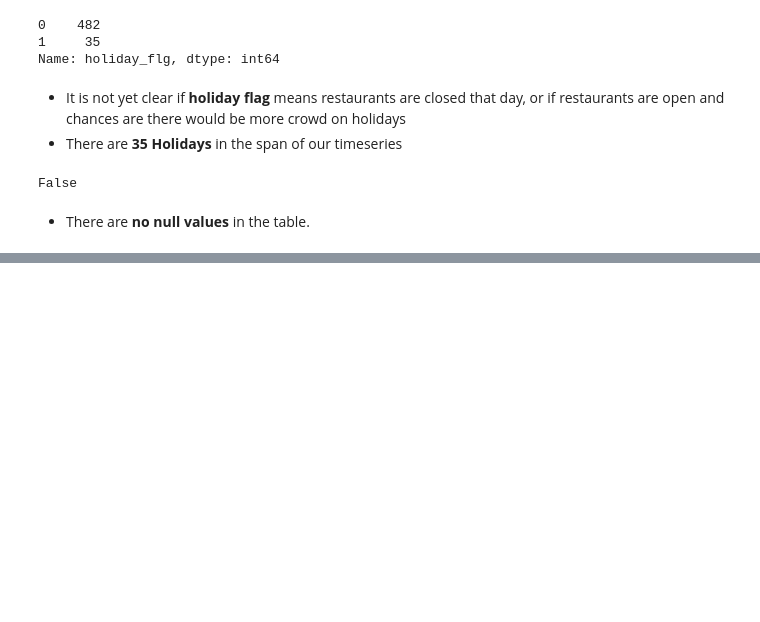
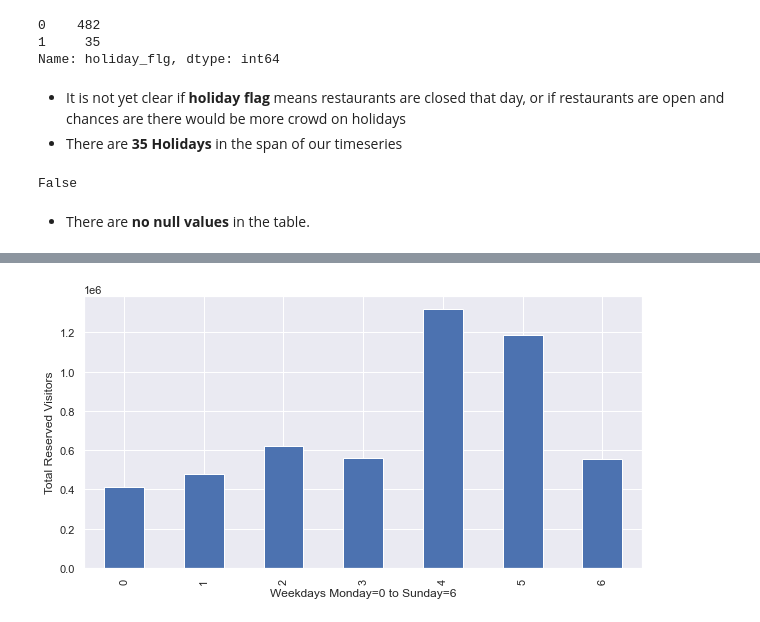
Before and after one commit to ChandrakantSahu17/IIITB_Sem1_ML_Project, a Jupyter notebook: OurCode_TerminalStack.ipynb, the cells around one changed output, grey strips where cells are left out. Saved outputs shown, nothing was run; the diff lists cells and outputs as text; code cells hidden in the pictures; blank space fills up the shorter version.

```diff
--- a/OurCode_TerminalStack.ipynb
+++ b/OurCode_TerminalStack.ipynb
@@ -328,0 +359,3 @@ False
+# %%
+#Reimporting the yom_reserve csv using pandas inbuilt date time format parsing.
+yom_reserve = pd.read_csv('Data/come-visit-again-iiitb/yom_reserve.csv',parse_dates=['visit_datetime', 'reserve_datetime'])
@@ -328,0 +402,6 @@ False
+# %%
+yom_reserve["visit_year"] = pd.DatetimeIndex(yom_reserve['visit_datetime']).year
+yom_reserve["visit_month"] = pd.DatetimeIndex(yom_reserve['visit_datetime']).month
+yom_reserve["visit_weekday"] = pd.DatetimeIndex(yom_reserve['visit_datetime']).weekday
+yom_reserve["visit_date"] = pd.DatetimeIndex(yom_reserve['visit_datetime']).date
+yom_reserve.head()
@@ -328,0 +415,6 @@ False
+# %%
+temp = yom_reserve.groupby('visit_weekday')['reserve_visitors'].sum()
+temp.plot(kind='bar',xlabel = "Weekdays Monday=0 to Sunday=6",ylabel="Total Reserved Visitors",figsize=(10,5))
+plt.show()
+# %% [output]
+[figure, added]
```
Also changed, not shown: parts of 133 cells of this notebook, 3 other files.
